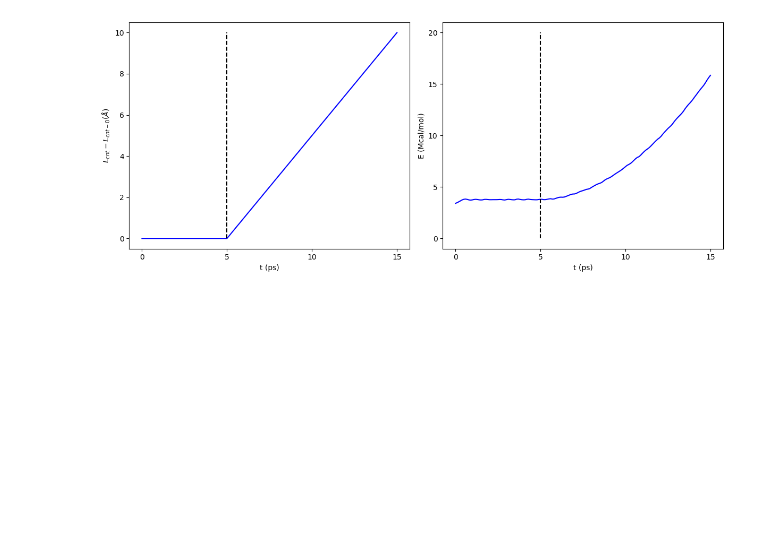
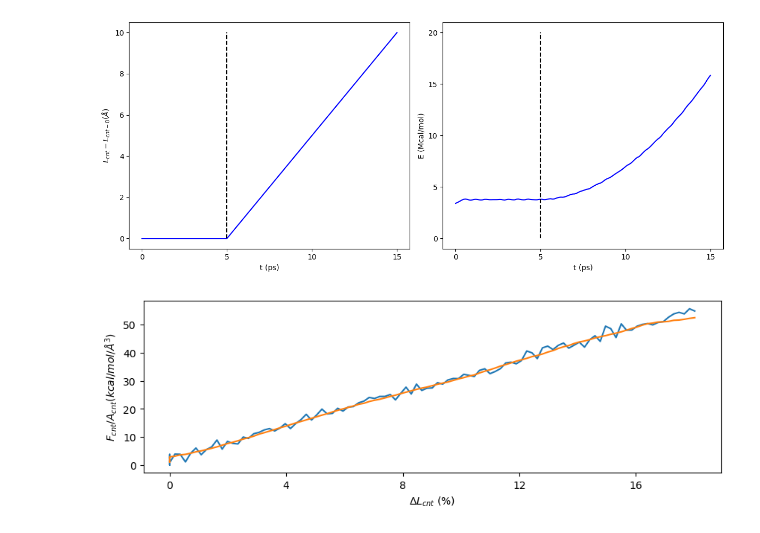
Before and after one commit to rioAgustian/lammps, a Jupyter notebook: unbreakable-bond/unbreakable-bonds.ipynb, the cells around one changed output. Saved outputs shown, nothing was run; the diff lists cells and outputs as text; code cells hidden in the pictures; blank space fills up the shorter version.

```diff
--- a/unbreakable-bond/unbreakable-bonds.ipynb
+++ b/unbreakable-bond/unbreakable-bonds.ipynb
@@ -34,3 +34,29 @@ plt.savefig("my_plot.png")
 plt.show()
 # %% [output]
 [figure]
+# %%
+area = np.pi * 5.2**2 # angstrom^2
+length = v_Lcnt
+force  = v_Fcnt
+stress = force/area # Kcal/mol/angstrom^3
+strain = 100 * (length-length[0])/length[0]
+window = 10
+def mov_avg(data, window):
+    new_data = []
+    for i in range(window, len(data)):
+        point = np.average(data[i-window:i+window])
+        new_data.append(abs(point))
+    return new_data
+new_stress = mov_avg(stress, window)
+
+plt.figure(figsize=(10,3))
+plt.plot(strain, abs(stress))
+plt.plot(strain[window:], new_stress)
+plt.yticks([0, 10, 20, 30, 40, 50])
+plt.xticks([0, 4, 8, 12, 16])
+plt.xlabel(r"$\Delta L_{cnt}$ (%)")
+plt.ylabel(r"$F_{cnt}/A_{cnt} (kcal/mol/Å^3)$")
+plt.savefig("my_plot_2.png")
+plt.show()
+# %% [output]
+[figure, added]
```
Also changed, not shown: parts of 1 cell of this notebook, 1 other file.
